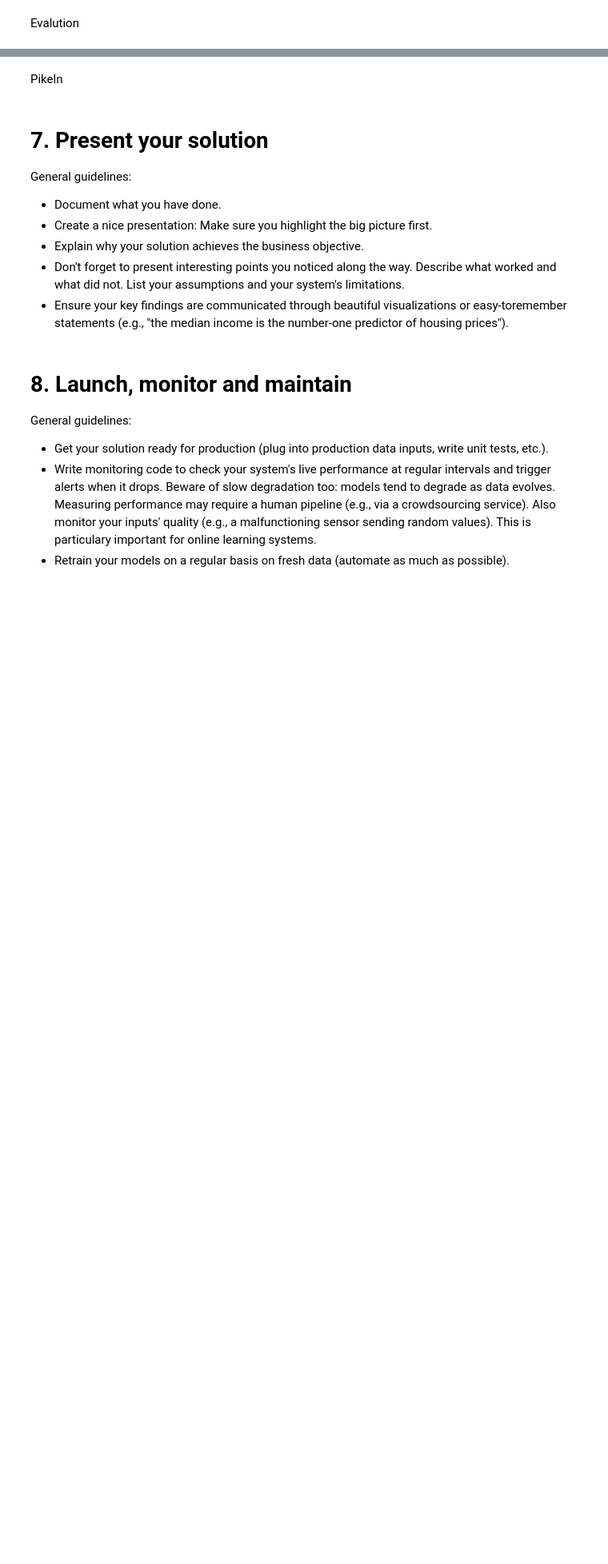
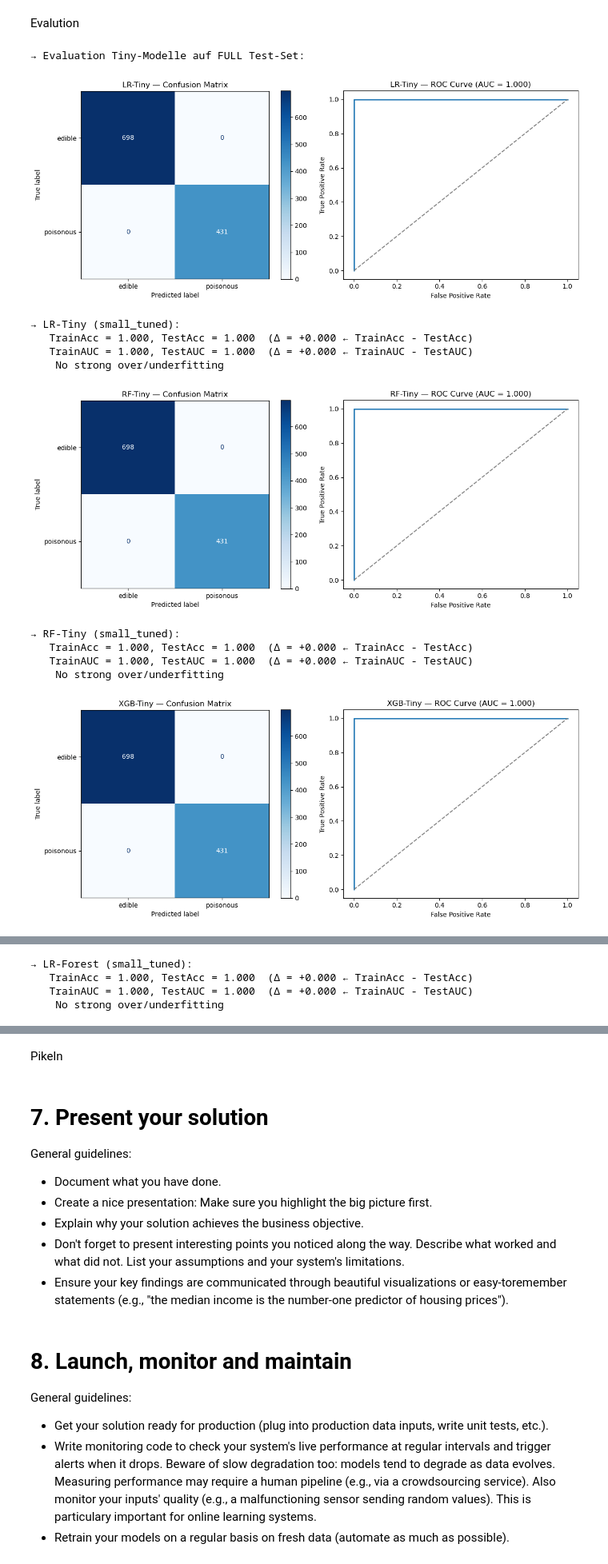
Before and after one commit to alarmedWater/ML, a Jupyter notebook: Abgabe_Gruppe_5/Mushroom Edibility Classification_v3.ipynb, the cells around one changed output, grey strips where cells are left out. Shown at 80% size. Cells and saved outputs as stored; diff of their text form; code cells hidden in the pictures; blank space fills up the shorter version.

Commit message:
fixed print added  over underfitting check

```diff
--- a/Abgabe_Gruppe_5/Mushroom Edibility Classification_v3.ipynb
+++ b/Abgabe_Gruppe_5/Mushroom Edibility Classification_v3.ipynb
@@ -880,28 +1068,66 @@ best_xgb_forest.fit(prep_small['ohe_tr'], y_train_forest)
 # %% [markdown]
 Evalution
 # %%
-
 # Tiny-Modelle auf FULL-Test
-best_lr      = rs_lr.best_estimator_
-best_rf      = rs_rf.best_estimator_
-best_xgb    = best_xgb_full  # falls du XGB-Tiny evaluieren willst
+best_lr     = rs_lr.best_estimator_
+best_rf     = rs_rf.best_estimator_
+best_xgb    = rs_xgb_tiny_all.best_estimator_
 
 print("\n→ Evaluation Tiny-Modelle auf FULL Test-Set:")
-for name, clf, Xte, yte in [
-    ('LR-Tiny', best_lr, prep_all['scl_te'],  y_test_all),
-    ('RF-Tiny', best_rf, prep_all['ohe_te'],  y_test_all),
-    ('XGB-Tiny', best_xgb_full, prep_all['ohe_te'], y_test_all),
+for name, clf, X_te, y_te in [
+    ('LR-Tiny',  best_lr,  prep_all['scl_te'],  y_test_all),
+    ('RF-Tiny',  best_rf,  prep_all['ohe_te'],  y_test_all),
+    ('XGB-Tiny', best_xgb, prep_all['ohe_te'],  y_test_all),
 ]:
-    plot_cm_and_roc(clf, Xte, yte, title=name)
+    # Wähle das passende Train-Set:
+    if name.startswith('LR'):
+        X_tr, y_tr = prep_all['scl_tr'], y_train_all
+    else:
+        X_tr, y_tr = prep_all['ohe_tr'], y_train_all
+
+    evaluate_and_plot(
+        clf,
+        X_tr, y_tr,       # <–– hier
+        X_te, y_te,       # <–– und hier
+        title=name,
+        setting_name='small_tuned'
+    )
+
 
 # Forest-Modelle auf FOREST-Test
-best_lr_forest   = rs_lr_forest.best_estimator_
-best_rf_forest   = rs_rf_forest.best_estimator_
+best_lr_forest  = rs_lr_forest.best_estimator_
+best_rf_forest  = rs_rf_forest.best_estimator_
+best_xgb_forest = best_xgb_tiny_forest
 
 print("\n→ Evaluation Forest-Modelle auf FOREST Test-Set:")
-for name, clf, Xte, yte in [
-    ('LR-Forest',  best_lr_forest,   prep_small['scl_te'], y_test_forest),
-    ('RF-Forest',  best_rf_forest,   prep_small['ohe_te'], y_test_forest),
-    ('XGB-Forest', best_xgb_forest,  prep_small['ohe_te'], y_test_forest),
+for name, clf, X_te, y_te in [
+    ('LR-Forest',  best_lr_forest,  prep_small['scl_te'],  y_test_forest),
+    ('RF-Forest',  best_rf_forest,  prep_small['ohe_te'],  y_test_forest),
+    ('XGB-Forest', best_xgb_forest, prep_small['ohe_te'],  y_test_forest),
 ]:
-    plot_cm_and_roc(clf, Xte, yte, title=name)
+    # Train-Set für Forest-Features:
+    if name.startswith('LR'):
+        X_tr, y_tr = prep_small['scl_tr'], y_train_forest
+    else:
+        X_tr, y_tr = prep_small['ohe_tr'], y_train_forest
+
+    evaluate_and_plot(
+        clf,
+        X_tr, y_tr,       # <–– hier ebenfalls
+        X_te, y_te,
+        title=name,
+        setting_name='small_tuned'
+    )
+# %% [output]
+→ Evaluation Tiny-Modelle auf FULL Test-Set:
+[figure, added]
+→ LR-Tiny (small_tuned):
+   TrainAcc = 1.000, TestAcc = 1.000  (Δ = +0.000 ← TrainAcc - TestAcc)
+   TrainAUC = 1.000, TestAUC = 1.000  (Δ = +0.000 ← TrainAUC - TestAUC)
+    No strong over/underfitting
+[figure, added]
+→ RF-Tiny (small_tuned):
+   TrainAcc = 1.000, TestAcc = 1.000  (Δ = +0.000 ← TrainAcc - TestAcc)
+   TrainAUC = 1.000, TestAUC = 1.000  (Δ = +0.000 ← TrainAUC - TestAUC)
+    No strong over/underfitting
+[figure, added]
@@ -907,0 +1142,4 @@ for name, clf, Xte, yte in [
+→ LR-Forest (small_tuned):
+   TrainAcc = 1.000, TestAcc = 1.000  (Δ = +0.000 ← TrainAcc - TestAcc)
+   TrainAUC = 1.000, TestAUC = 1.000  (Δ = +0.000 ← TrainAUC - TestAUC)
+    No strong over/underfitting
```
Also changed, not shown: parts of 11 cells of this notebook, 7 other files.
